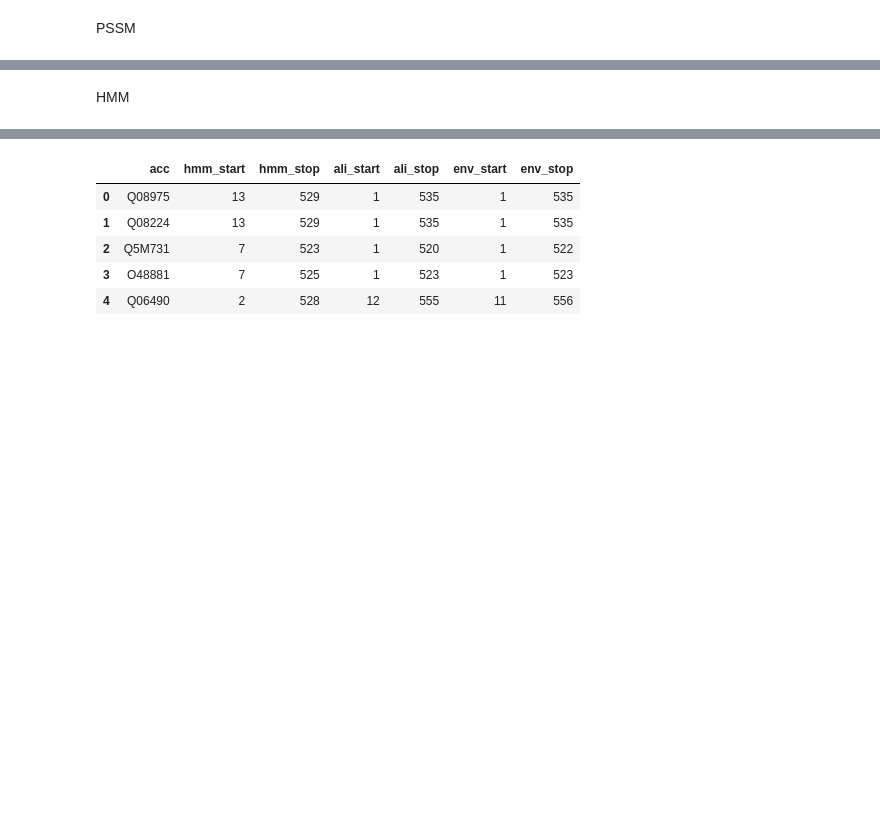
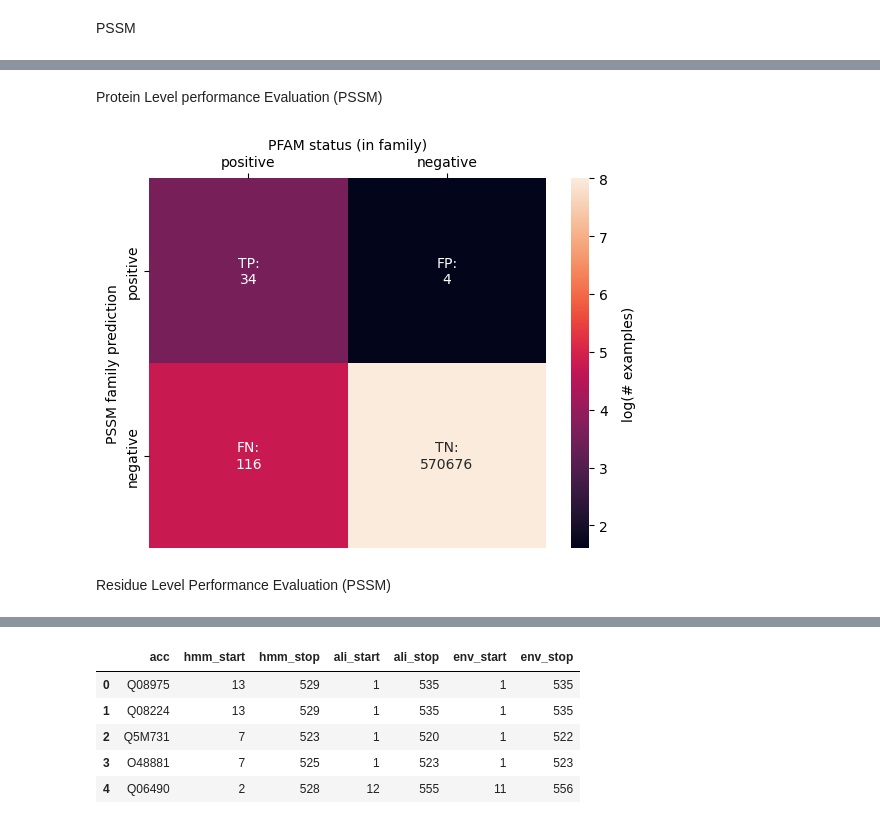
Before and after one commit to marcouderzo/BioData-PdxK-ThiD-FamilyModel, a Jupyter notebook: family.ipynb, the cells around one changed output, grey strips where cells are left out. Cells and saved outputs as stored; diff of their text form; code cells hidden in the pictures; blank space fills up the shorter version.

```diff
--- a/family.ipynb
+++ b/family.ipynb
@@ -307,3 +328,17 @@ pssm_eval_df
 154 rows × 11 columns
-# %% [markdown]
-HMM
+# %% [markdown]
+Protein Level performance Evaluation (PSSM)
+# %%
+confusion_pssm_df = pd.DataFrame(confusion_pssm, columns=['positive', 'negative'], index=['positive','negative'])
+conf_pssm_text = [[f'TP:\n{tp_pssm}', f'FP:\n{fp_pssm}'],[f'FN:\n{fn_pssm}', f'TN:\n{tn_pssm}']]
+ax = sb.heatmap(np.log1p(confusion_pssm_df),annot=conf_pssm_text, fmt='', vmax=8)
+ax.set_xlabel('PFAM status (in family)')
+ax.xaxis.tick_top()
+ax.xaxis.set_label_position('top')
+ax.set_ylabel('PSSM family prediction')
+cbar = ax.collections[0].colorbar
+cbar.set_label('log(# examples)', labelpad=10)
+# %% [output]
+[figure, added]
+# %% [markdown]
+Residue Level Performance Evaluation (PSSM)
```
Also changed, not shown: parts of 121 cells of this notebook.
